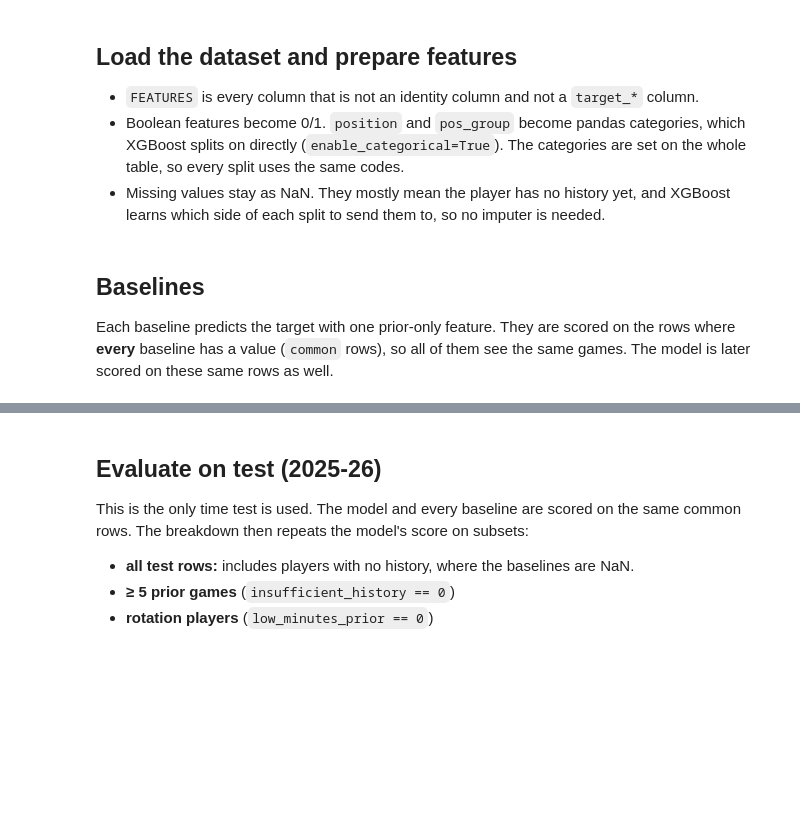
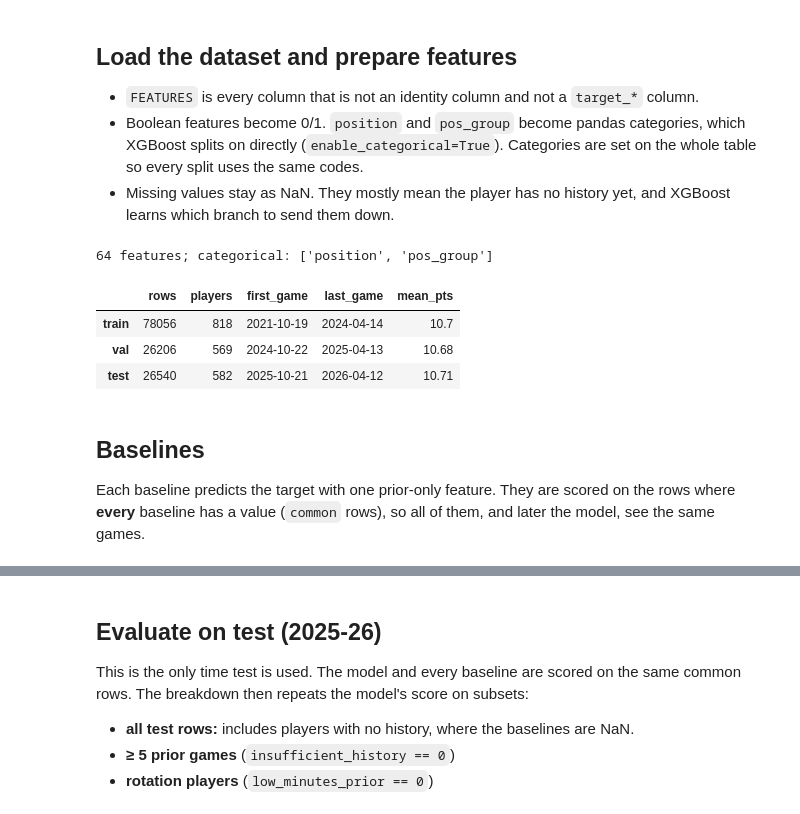
Before and after one commit to BrandonChang1/CPSC491-02Group8SportsBetting, a Jupyter notebook: ml/training/xgboost_full_dataset.ipynb, the cells around one changed output, grey strips where cells are left out. Cells and saved outputs as stored; diff of their text form; code cells hidden in the pictures; blank space fills up the shorter version.

```diff
--- a/ml/training/xgboost_full_dataset.ipynb
+++ b/ml/training/xgboost_full_dataset.ipynb
@@ -35,8 +33,11 @@ import matplotlib.pyplot as plt
 import numpy as np
 import pandas as pd
 import xgboost
-from sklearn.model_selection import ParameterGrid
+from lets_plot import *
+from sklearn.model_selection import ParameterSampler
 from xgboost import XGBRegressor
+
+LetsPlot.setup_html()
 
 # Make the repo root importable so shared project code can be used here.
 REPO_ROOT = next(
@@ -50,9 +51,8 @@ if str(REPO_ROOT) not in sys.path:
 from data.processing import full_features
 from ml.training.evaluation import regression_metrics
 
-DATA_PATH = Path(os.environ.get('POINTS_DATA_PATH', REPO_ROOT / 'data' / 'NBA_player_stats.csv'))
-if not DATA_PATH.exists():
-    raise FileNotFoundError(f'{DATA_PATH} not found. Build it first with: python -m scripts.build_dataset')
+DATA_PATH = Path(os.environ.get('POINTS_DATA_PATH', REPO_ROOT / 'data' / 'NBA_player_stats_cleaned.csv'))
+assert DATA_PATH.exists(), f'Could not find {DATA_PATH}'
 
 TARGET = 'target_pts'
 BASELINES = {
@@ -65,16 +65,21 @@ BASELINES = {
 RANDOM_STATE = 42
 MAX_ESTIMATORS = 2000
 EARLY_STOPPING_ROUNDS = 100
-PARAM_GRID = {
-    'max_depth': [4, 6],
-    'learning_rate': [0.03, 0.1],
-    'min_child_weight': [5, 20],
-    'subsample': [0.8],
-    'colsample_bytree': [0.7, 1.0],
+N_CONFIGS = 40
+PARAM_DISTRIBUTIONS = {
+    'max_depth': [3, 4, 5, 6, 8],
+    'learning_rate': [0.01, 0.03, 0.05, 0.1],
+    'min_child_weight': [1, 5, 10, 20, 50],
+    'subsample': [0.6, 0.8, 1.0],
+    'colsample_bytree': [0.5, 0.7, 1.0],
+    'reg_lambda': [0, 1, 5, 10],
+    'gamma': [0, 0.5, 1],
 }
 
-SAVE_MODEL = False
-MODEL_NAME = 'xgboost-points-full'
+SAVE_PLOT = True
+PLOT_PATH = REPO_ROOT / 'ml' / 'training' / 'plots' / 'xgb_tuning.html'
+SAVE_MODEL = True
+MODEL_NAME = 'xgboost-points-full-cleaned'
 
 print(DATA_PATH)
 print('xgboost', xgboost.__version__)
@@ -82,43 +91,52 @@ print('xgboost', xgboost.__version__)
 ## Load the dataset and prepare features
 
 - `FEATURES` is every column that is not an identity column and not a `target_*` column.
-- Boolean features become 0/1. `position` and `pos_group` become pandas categories, which XGBoost splits on directly (`enable_categorical=True`). The categories are set on the whole table, so every split uses the same codes.
-- Missing values stay as NaN. They mostly mean the player has no history yet, and XGBoost learns which side of each split to send them to, so no imputer is needed.
+- Boolean features become 0/1. `position` and `pos_group` become pandas categories, which XGBoost splits on directly (`enable_categorical=True`). Categories are set on the whole table so every split uses the same codes.
+- Missing values stay as NaN. They mostly mean the player has no history yet, and XGBoost learns which branch to send them down.
 # %%
 df = pd.read_csv(DATA_PATH, dtype={'game_id': str})
 df['game_date'] = pd.to_datetime(df['game_date'], format='%Y-%m-%d')
 
 FEATURES = full_features.feature_columns(df.columns)
 assert not any(c.startswith('target_') for c in FEATURES), 'A same-game target leaked into FEATURES'
-assert set(df['split'].dropna()) <= {'train', 'val', 'test'}, df['split'].unique()
+assert set(df['split'].dropna()) == {'train', 'val', 'test'}, df['split'].unique()
 assert df[TARGET].notna().all(), 'Rows without a target'
 
 BOOL_STRINGS = {True: 1, False: 0, 'True': 1, 'False': 0}
 CATEGORICAL = []
 for column in FEATURES:
     values = df[column]
     if values.dtype == bool:
         df[column] = values.astype(int)
     elif pd.api.types.is_object_dtype(values) or pd.api.types.is_string_dtype(values):
         if set(values.dropna().unique()) <= set(BOOL_STRINGS):
             df[column] = values.map(BOOL_STRINGS).astype(float)
         else:
             df[column] = values.astype('category')
             CATEGORICAL.append(column)
 
 train = df[df['split'] == 'train']
 val = df[df['split'] == 'val']
 test = df[df['split'] == 'test']
 train_val = df[df['split'].isin(['train', 'val'])]
 
+X_train, y_train = train[FEATURES], train[TARGET]
+X_val, y_val = val[FEATURES], val[TARGET]
+
 print(f'{len(FEATURES)} features; categorical: {CATEGORICAL}')
 pd.DataFrame({
     name: {
         'rows': len(frame),
         'players': frame['player_id'].nunique(),
         'first_game': frame['game_date'].min().date(),
         'last_game': frame['game_date'].max().date(),
         'mean_pts': round(frame[TARGET].mean(), 2),
     }
     for name, frame in [('train', train), ('val', val), ('test', test)]
 }).T
+# %% [output]
+64 features; categorical: ['position', 'pos_group']
+|  | rows | players | first_game | last_game | mean_pts |
+| train | 78056 | 818 | 2021-10-19 | 2024-04-14 | 10.7 |
+| val | 26206 | 569 | 2024-10-22 | 2025-04-13 | 10.68 |
+| test | 26540 | 582 | 2025-10-21 | 2026-04-12 | 10.71 |
@@ -129,7 +143,7 @@ nulls[nulls > 0].sort_values(ascending=False).to_frame('null %')
 # %% [markdown]
 ## Baselines
 
-Each baseline predicts the target with one prior-only feature. They are scored on the rows where **every** baseline has a value (`common` rows), so all of them see the same games. The model is later scored on these same rows as well.
+Each baseline predicts the target with one prior-only feature. They are scored on the rows where **every** baseline has a value (`common` rows), so all of them, and later the model, see the same games.
 # %%
 def common_rows(frame):
     return frame.dropna(subset=list(BASELINES.values()))
```
Also changed, not shown: parts of 18 cells of this notebook, 5 other files.
